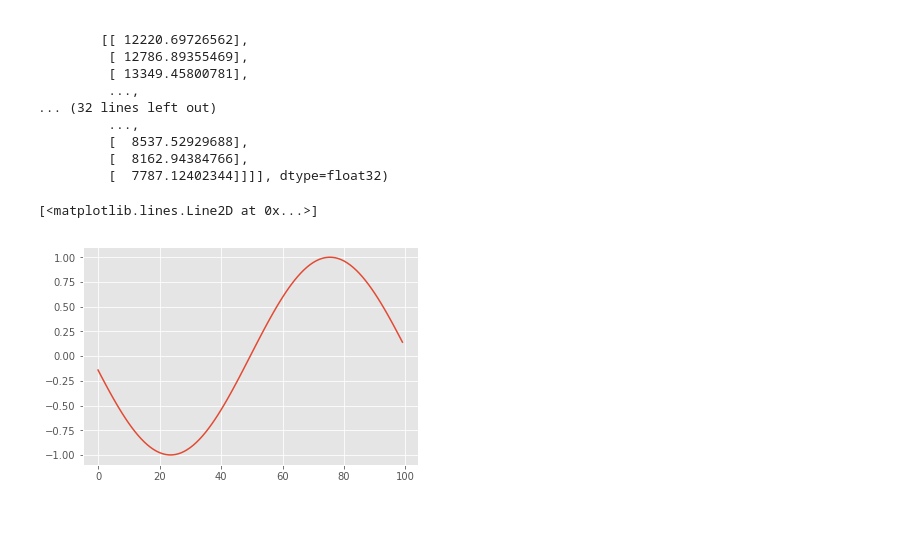
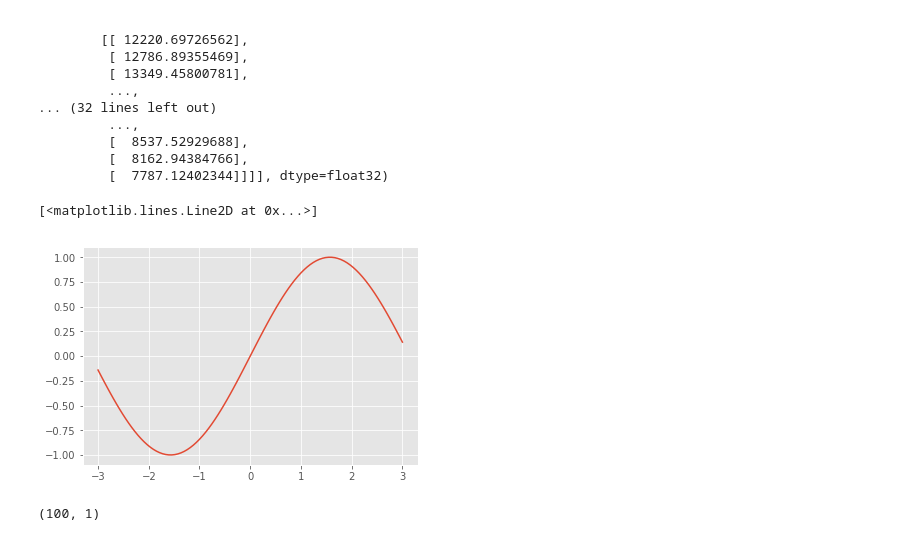
Before and after one commit to goddoe/CADL, a Jupyter notebook: session-1/practice_lecture_1.ipynb, the cells around one changed output. Saved outputs shown, nothing was run; the diff lists cells and outputs as text; code cells hidden in the pictures.

```diff
--- a/session-1/practice_lecture_1.ipynb
+++ b/session-1/practice_lecture_1.ipynb
@@ -466,9 +482,13 @@ xs = tf.linspace(-3. ,3., ksize)
 # %%
 ys = tf.sin(xs)
 plt.figure()
-plt.plot(ys.eval())
+plt.plot(xs.eval(), ys.eval())
 # %% [output]
 [<matplotlib.lines.Line2D at 0x...>]
-[figure, old version]
+[figure, new version]
 # %%
 ys = tf.reshape(ys, [ksize, 1])
+# %%
+ys.eval().shape
+# %% [output]
+(100, 1)
```
Also changed, not shown: parts of 15 cells of this notebook, 2 other files.
